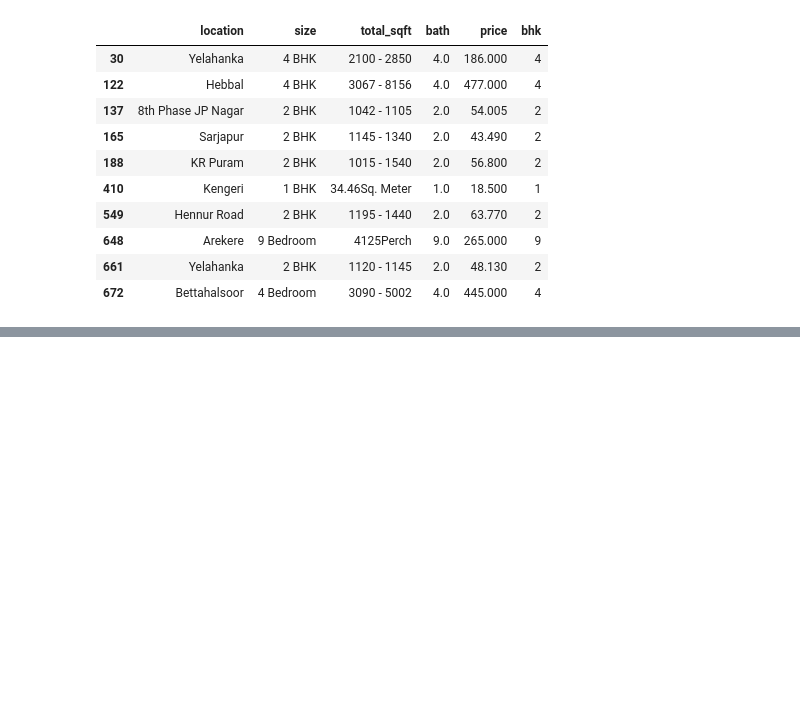
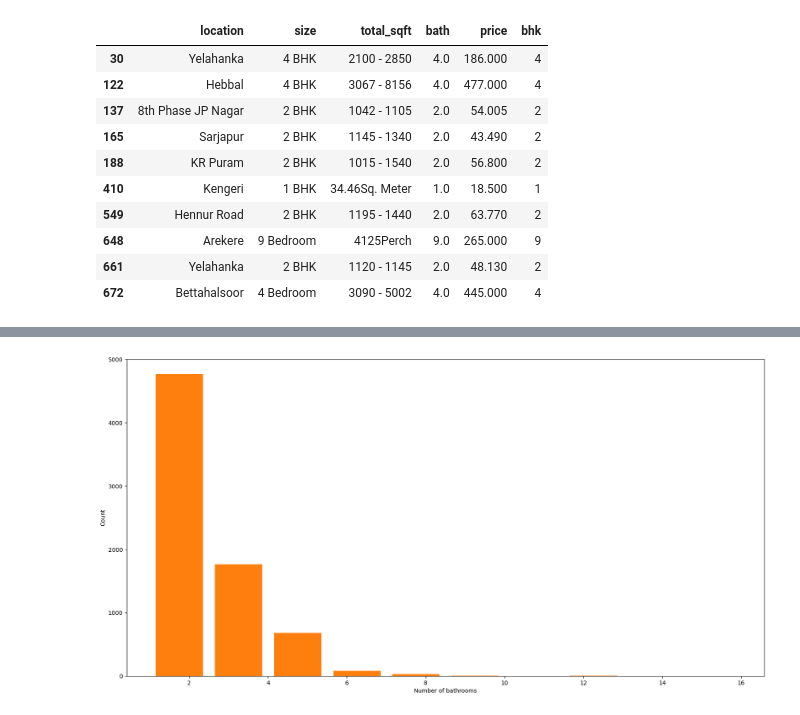
Before and after one commit to ramwijesooriya/Home_Price_prediction_MLproject, a Jupyter notebook: Home_price_prediction.ipynb, the cells around one changed output, grey strips where cells are left out. Drawn from its saved outputs; the diff is of its cells as text; code cells hidden in the pictures; blank space fills up the shorter version.

```diff
--- a/Home_price_prediction.ipynb
+++ b/Home_price_prediction.ipynb
@@ -122,0 +336,7 @@ df3[~df3['total_sqft'].apply(is_float)].head(10)
+# %%
+plt.hist(df8.bath, rwidth=0.8)
+plt.xlabel("Number of bathrooms")
+plt.ylabel("Count")
+plt.show()
+# %% [output]
+[figure, added]
```
Also changed, not shown: parts of 43 cells of this notebook, 3 other files.
